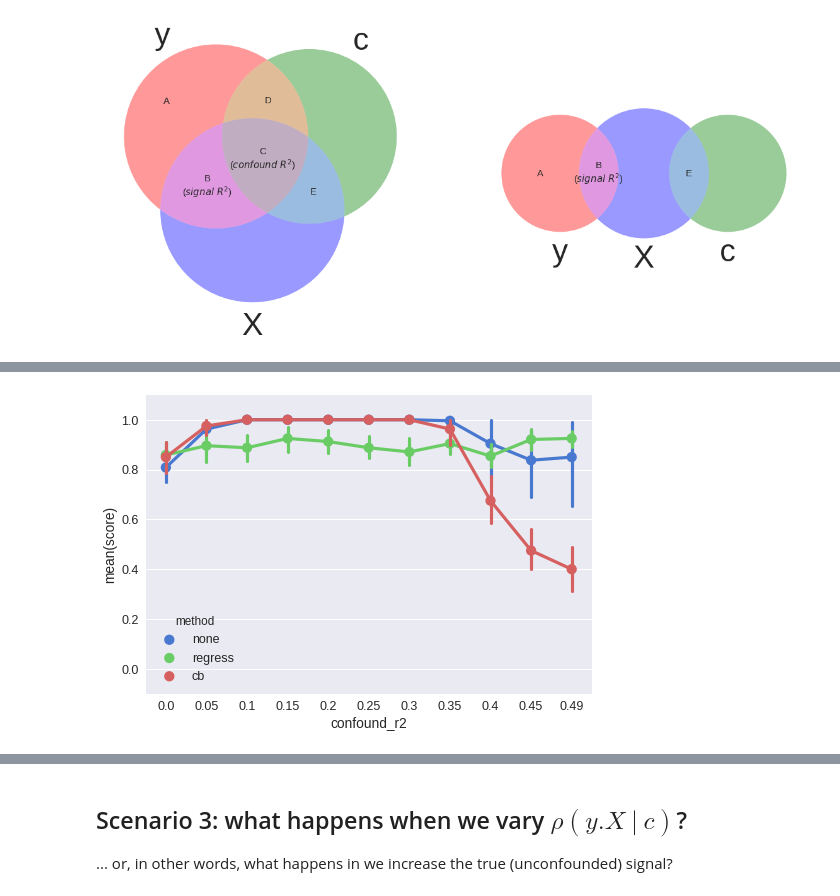
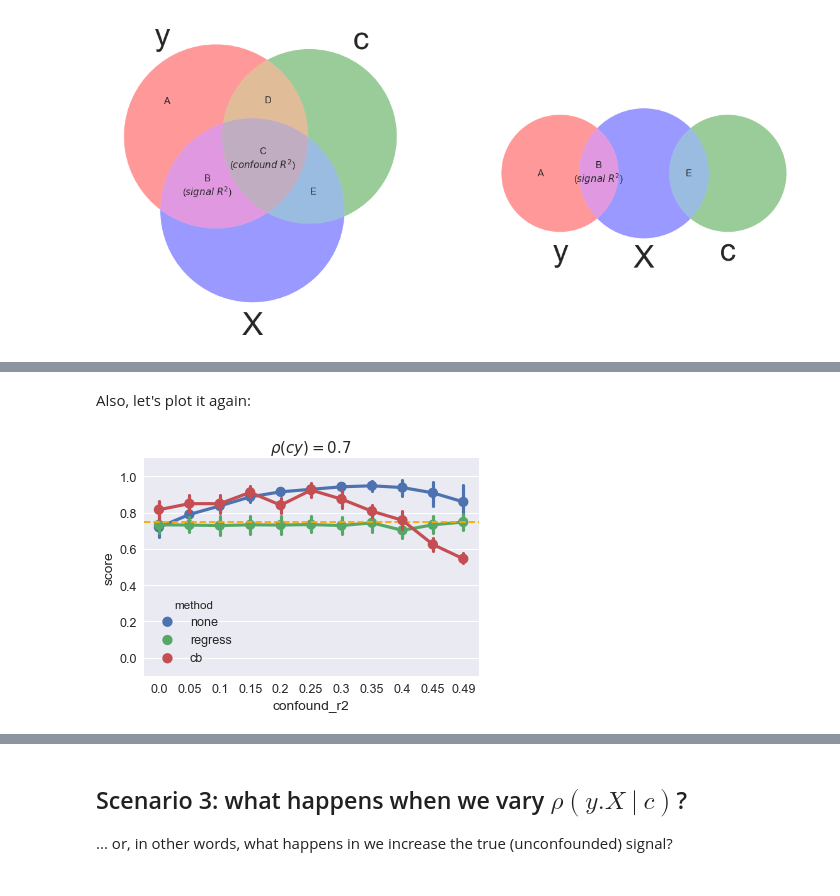
Before and after one commit to lukassnoek/MVCA, a Jupyter notebook: analyses/simulation/simulation_counterbalancing_vs_regression.ipynb, the cells around one changed output, grey strips where cells are left out. Cells and saved outputs as stored; diff of their text form; code cells hidden in the pictures.

```diff
--- a/analyses/simulation/simulation_counterbalancing_vs_regression.ipynb
+++ b/analyses/simulation/simulation_counterbalancing_vs_regression.ipynb
@@ -661,8 +641,10 @@ Permutation: 1
-# %%
-g = sns.pointplot(x='confound_r2', y='score', hue='method',
-                  data=pd.concat(results_sce1_followup), size=5, aspect=2,
-                  palette="muted")
-plt.ylim((-0.1, 1.1))
-plt.show()
-# %% [output]
-[figure, removed]
+# %% [markdown]
+Also, let's plot it again:
+# %%
+sns.pointplot(data=pd.concat(results_sce1_followup), hue='method', x='confound_r2', y='score')
+plt.ylim((-0.1, 1.1))
+plt.axhline(y=baseline_scores.mean(axis=0), c='orange', ls='--')
+plt.title(r'$\rho(cy) = 0.7$')
+plt.show()
+# %% [output]
+[figure, added]
```
Also changed, not shown: parts of 21 cells of this notebook.
